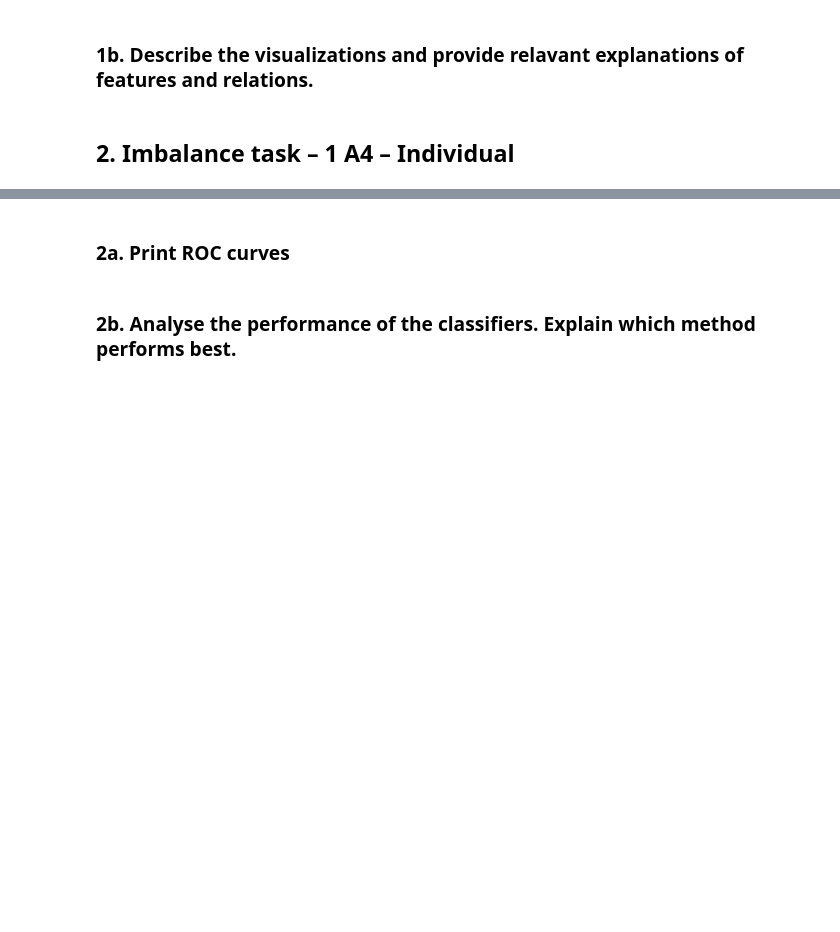
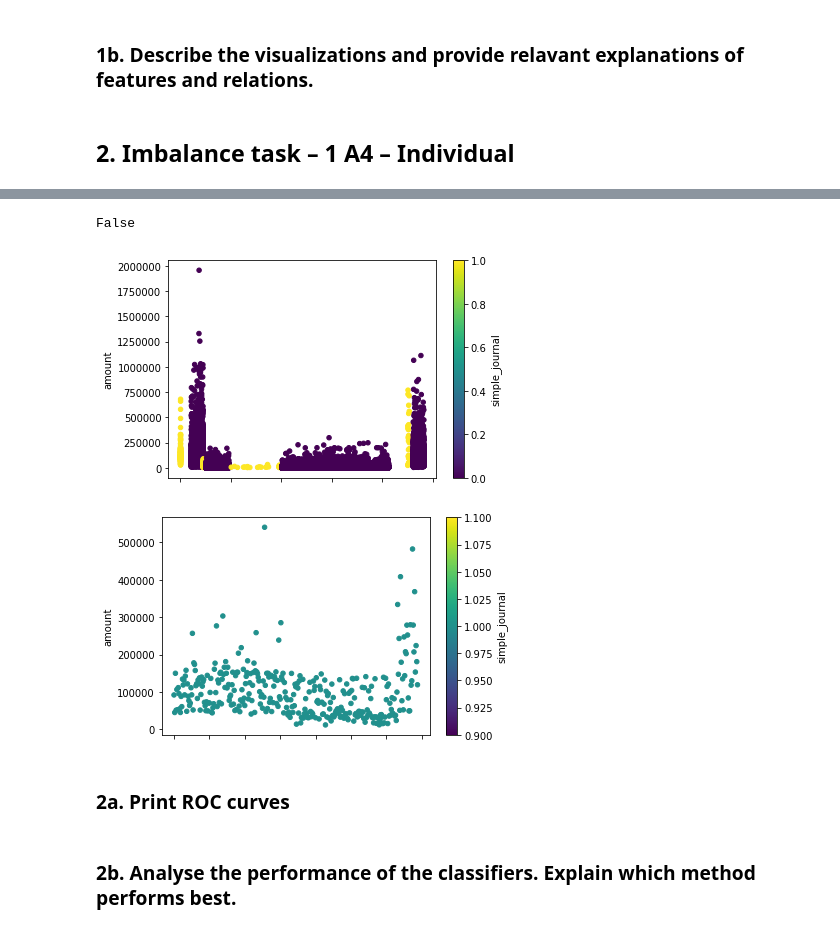
Before and after one commit to adityakunar/cda-2021, a Jupyter notebook: Assignment-1/Lab1.ipynb, the cells around one changed output, grey strips where cells are left out. Drawn from its saved outputs; the diff is of its cells as text; code cells hidden in the pictures; blank space fills up the shorter version.

Commit message:
SMOTE code

```diff
--- a/Assignment-1/Lab1.ipynb
+++ b/Assignment-1/Lab1.ipynb
@@ -23,3 +133,8 @@ Your peers should be able to use the readme section for instructions and be able
+# %%
+data = "data_for_student_case.csv"
+df = pd.read_csv(data)
+
+df1 = preprocess(df)
 # %% [markdown]
 ## 1. Visualization task – 1 A4
 # %% [markdown]
@@ -30,0 +214,15 @@ Your peers should be able to use the readme section for instructions and be able
+# %%
+# Shape the data and apply SMOTE
+
+df_minority = df1.loc[df1['simple_journal'] == 1]
+df_minority.drop(columns=['txid','bookingdate','date','accountcode_cc'],inplace=True)
+minority_samples = np.array(df_minority)
+
+synthetic_samples = smote(len(minority_samples), 100, 2)
+synthetic=pd.DataFrame(synthetic_samples,columns=['issuercountrycode', 'txvariantcode', 'bin', 'amount',
+                                            'currencycode', 'shoppercountrycode', 'shopperinteraction',
+                                            'simple_journal',
+                                            'cardverificationcodesupplied', 'cvcresponsecode','creationdate', 'accountcode',
+                                            'mail_id', 'ip_id', 'card_id', 'amount_eur', 'countries_equal',
+                                            'day_of_week', 'hour'])
+synthetic.head()
@@ -31,3 +236,11 @@ Your peers should be able to use the readme section for instructions and be able
+# %%
+# Scatter Plots
+ax1 = df1.plot.scatter(x='txid', y='amount', c='simple_journal', colormap='viridis')
+synthetic.reset_index().plot.scatter(x='index', y='amount', c='simple_journal', colormap='viridis')
+# %% [output]
+False
+[figure, added]
+[figure, added]
 # %% [markdown]
 ### 2a. Print ROC curves
 # %% [markdown]
```
Also changed, not shown: parts of 9 cells of this notebook.
